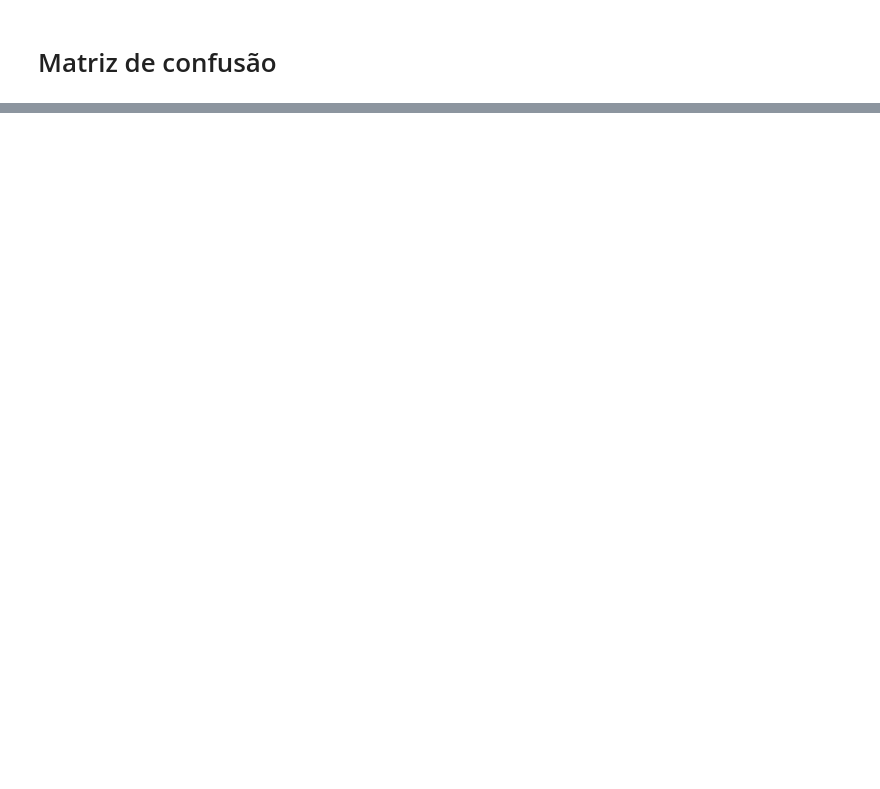
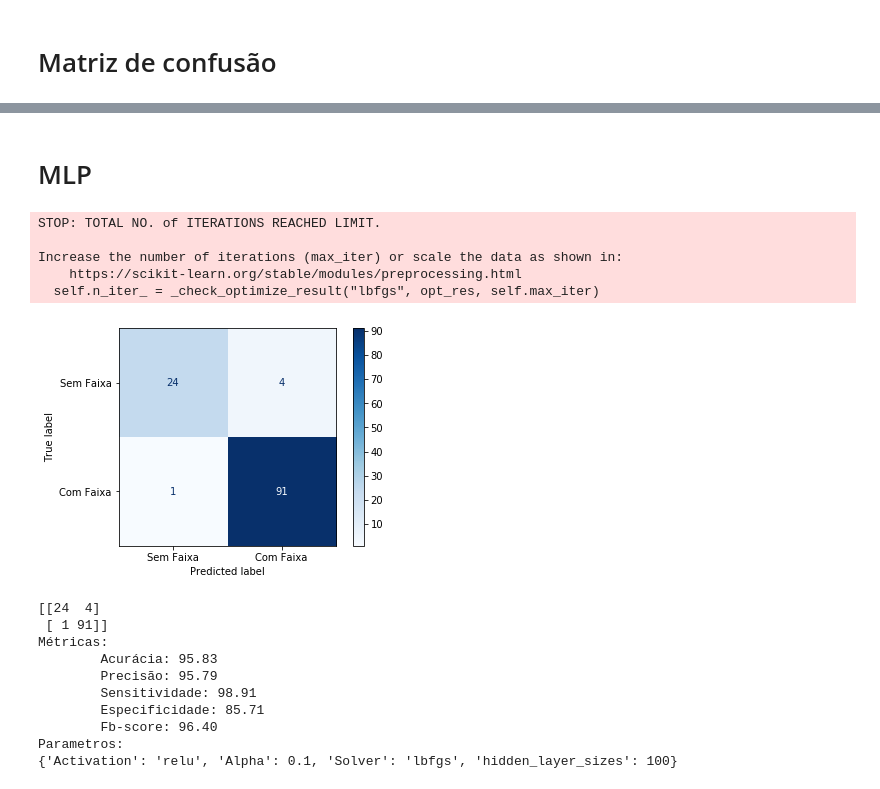
Before and after one commit to Fausto14/artigo_ml_doutorado, a Jupyter notebook: resultados/resultados.ipynb, the cells around one changed output, grey strips where cells are left out. Saved outputs shown, nothing was run; the diff lists cells and outputs as text; code cells hidden in the pictures; blank space fills up the shorter version.

```diff
--- a/resultados/resultados.ipynb
+++ b/resultados/resultados.ipynb
@@ -140,0 +181,64 @@ plt.show()
+# %% [markdown]
+# MLP
+# %%
+# acessando o melhor MLP
+from sklearn.neural_network import MLPClassifier
+from sklearn import metrics
+from sklearn.metrics import confusion_matrix
+from sklearn.metrics import plot_confusion_matrix
+import pandas as pd
+import numpy as np
+from collections import Counter
+
+index_best_mlp = np.argmax(resultados_mlp.item().get('accuracy'))
+
+X_train, X_test, y_train, y_test = procData.holdout(0.2, index_best_mlp)
+
+best_mlp_params = resultados_mlp.item().get('params')[index_best_mlp]
+MLP = MLPClassifier(random_state = index_best_mlp, activation = best_mlp_params['Activation'], alpha = best_mlp_params['Alpha'], solver = best_mlp_params['Solver'], hidden_layer_sizes = best_mlp_params['hidden_layer_sizes'])
+MLP.fit(X_train, y_train)
+
+#testando o modelo
+y_pred = MLP.predict(X_test)
+plot_confusion_matrix(MLP, X_test, y_test, display_labels = ['Sem Faixa', 'Com Faixa'], cmap ='Blues')
+plt.show()
+
+cm  = confusion_matrix(y_test, y_pred)
+print(cm)
+
+# calculado as metricas
+accuracy = metrics.accuracy_score(y_test, y_pred)
+precision = metrics.precision_score(y_test, y_pred)
+recall = metrics.recall_score(y_test, y_pred)
+# f2-score
+# Fbeta = ((1 + beta^2) * Precision * Recall) / (beta^2 * Precision + Recall)
+beta = 0.5
+f2_score = (1 + beta**2) * (precision * recall) / (beta**2 * precision + recall)
+tn, fp, fn, tp = cm.ravel()
+specificity = tn / (tn+fp)
+
+print("Métricas:")
+print("\tAcurácia: %.2f" % (accuracy*100))
+print("\tPrecisão: %.2f" % (precision*100))
+print("\tSensitividade: %.2f" % (recall*100))
+print("\tEspecificidade: %.2f" % (specificity*100))
+print("\tFb-score: %.2f" % (f2_score*100))
+print("Parametros:")
+print(resultados_mlp.item().get('params')[index_best_mlp])
+# %% [output]
+STOP: TOTAL NO. of ITERATIONS REACHED LIMIT.
+
+Increase the number of iterations (max_iter) or scale the data as shown in:
+    https://scikit-learn.org/stable/modules/preprocessing.html
+  self.n_iter_ = _check_optimize_result("lbfgs", opt_res, self.max_iter)
+[figure, added]
+[[24  4]
+ [ 1 91]]
+Métricas:
+        Acurácia: 95.83
+        Precisão: 95.79
+        Sensitividade: 98.91
+        Especificidade: 85.71
+        Fb-score: 96.40
+Parametros:
+{'Activation': 'relu', 'Alpha': 0.1, 'Solver': 'lbfgs', 'hidden_layer_sizes': 100}
```
Also changed, not shown: parts of 21 cells of this notebook, 33 other files.
